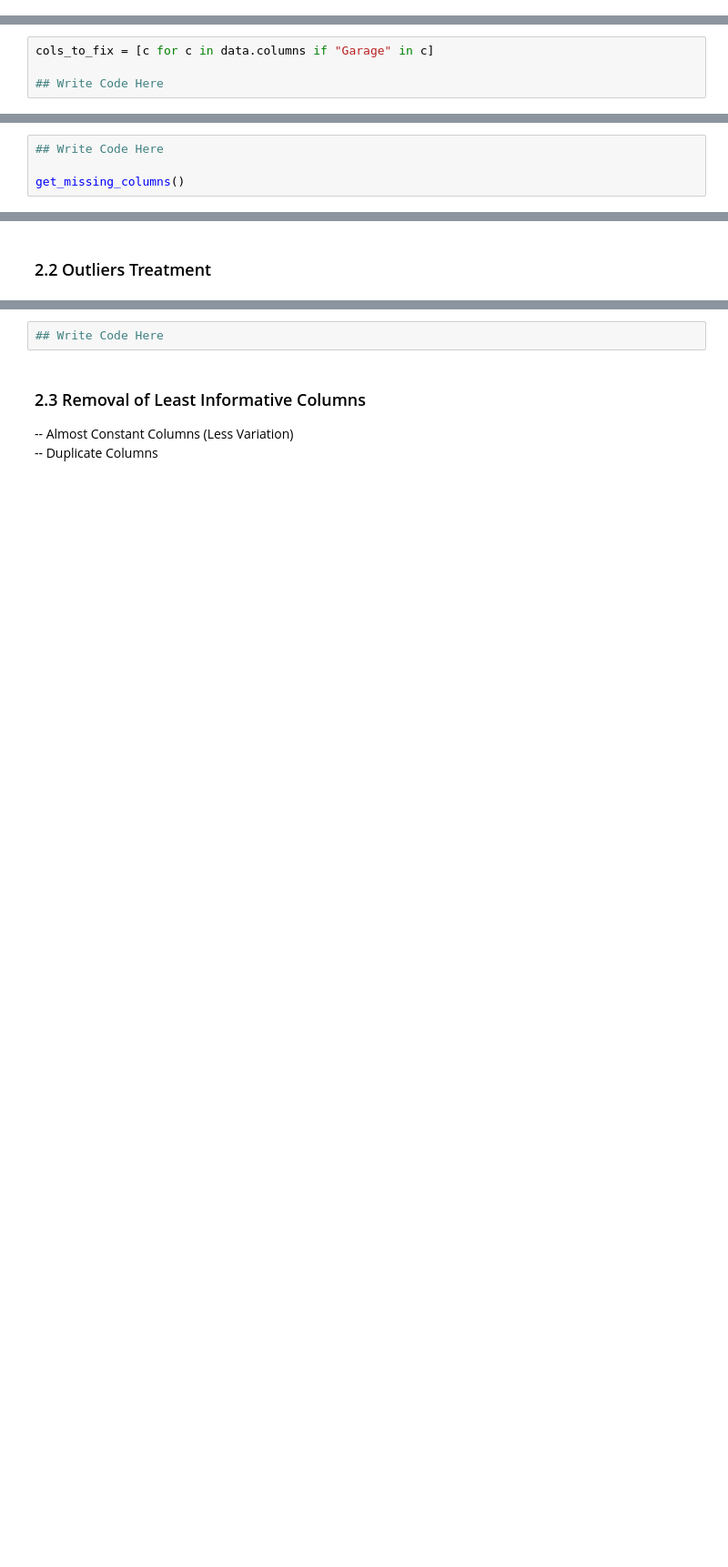
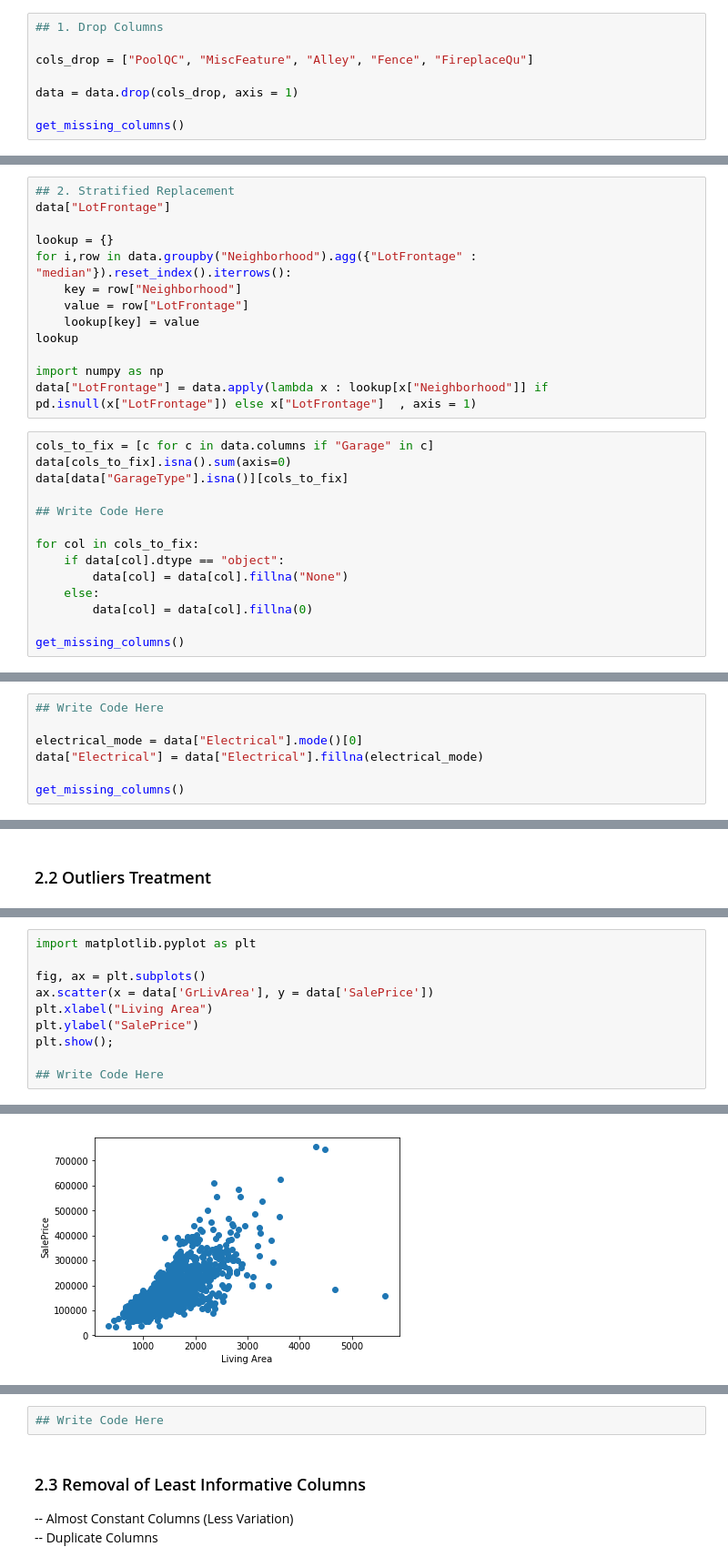
Before and after one commit to shivam5992/NUS_BAC_Workshop, a Jupyter notebook: workshop_inclass.ipynb, the cells around one changed output, grey strips where cells are left out. Shown at 91% size. Drawn from its saved outputs; the diff is of its cells as text; blank space fills up the shorter version.

```diff
--- a/workshop_inclass.ipynb
+++ b/workshop_inclass.ipynb
@@ -135,0 +153,8 @@ get_missing_columns()
+# %%
+## 1. Drop Columns
+
+cols_drop = ["PoolQC", "MiscFeature", "Alley", "Fence", "FireplaceQu"]
+
+data = data.drop(cols_drop, axis = 1)
+
+get_missing_columns()
@@ -136,4 +177,27 @@ get_missing_columns()
+# %%
+## 2. Stratified Replacement
+data["LotFrontage"]
+
+lookup = {}
+for i,row in data.groupby("Neighborhood").agg({"LotFrontage" : "median"}).reset_index().iterrows():
+    key = row["Neighborhood"]
+    value = row["LotFrontage"]
+    lookup[key] = value
+lookup
+
+import numpy as np
+data["LotFrontage"] = data.apply(lambda x : lookup[x["Neighborhood"]] if pd.isnull(x["LotFrontage"]) else x["LotFrontage"]  , axis = 1)
 # %%
 cols_to_fix = [c for c in data.columns if "Garage" in c]
+data[cols_to_fix].isna().sum(axis=0)
+data[data["GarageType"].isna()][cols_to_fix]
 
 ## Write Code Here
+
+for col in cols_to_fix:
+    if data[col].dtype == "object":
+        data[col] = data[col].fillna("None")
+    else:
+        data[col] = data[col].fillna(0)
+
+get_missing_columns()
@@ -155,4 +228,7 @@ get_missing_columns()
 # %%
 ## Write Code Here
 
+electrical_mode = data["Electrical"].mode()[0]
+data["Electrical"] = data["Electrical"].fillna(electrical_mode)
+
 get_missing_columns()
@@ -174,0 +249,11 @@ import matplotlib.pyplot as plt
+# %%
+import matplotlib.pyplot as plt
+
+fig, ax = plt.subplots()
+ax.scatter(x = data['GrLivArea'], y = data['SalePrice'])
+plt.xlabel("Living Area")
+plt.ylabel("SalePrice")
+plt.show();
+
+## Write Code Here
+# %% [output]
@@ -174,0 +261 @@ import matplotlib.pyplot as plt
+[figure, added]
```
Also changed, not shown: parts of 32 cells of this notebook, 2 other files.
